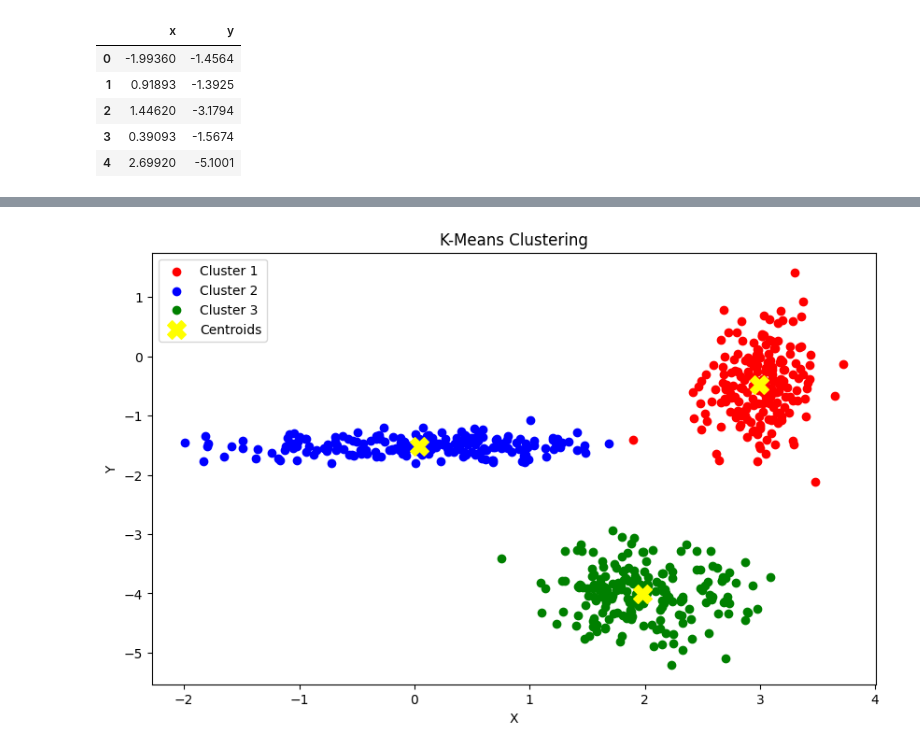
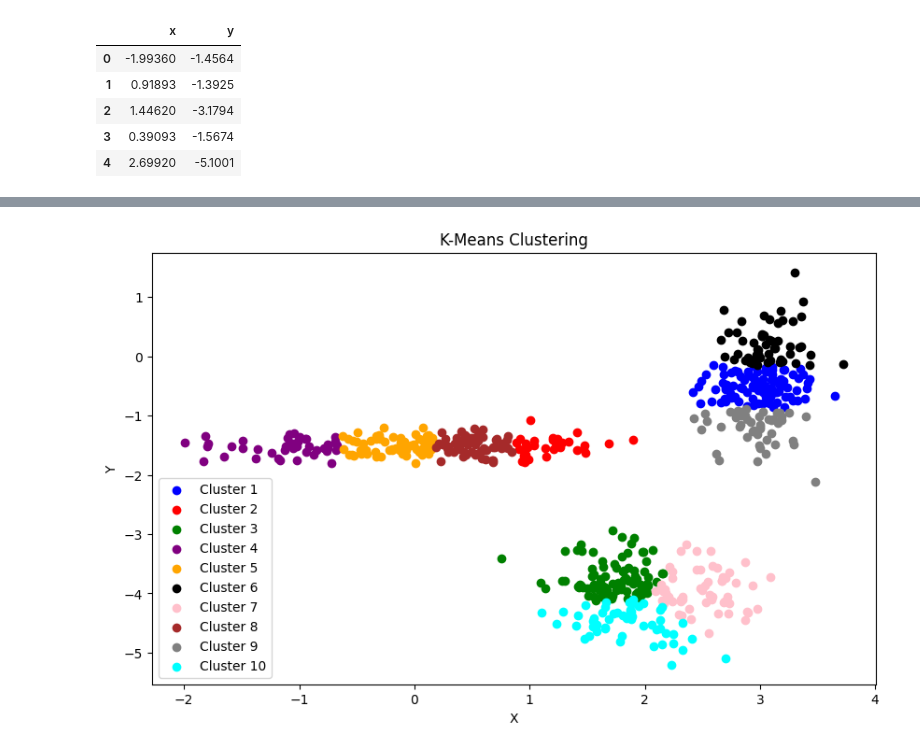
Before and after one commit to Omega-Centauri-21/Business-Intelligence, a Jupyter notebook: CS4730 Coursework 2/[Sub Task 1] CS4730 Coursework 2.ipynb, the cells around one changed output, grey strips where cells are left out. Drawn from its saved outputs; the diff is of its cells as text; code cells hidden in the pictures.

```diff
--- a/CS4730 Coursework 2/[Sub Task 1] CS4730 Coursework 2.ipynb
+++ b/CS4730 Coursework 2/[Sub Task 1] CS4730 Coursework 2.ipynb
@@ -1,8 +1,15 @@
 # %% [markdown]
 ## Sub-task 1: Unsupervised Learning
 # %%
-# imports
+# Necessary imports
 import pandas as pd
 import numpy as np
 import matplotlib.pyplot as plt
 from sklearn.cluster import KMeans
+
+
+# Read the data from the CSV file
+df = pd.read_csv(r"dataset\cluster1.csv", header=None, names=['x', 'y'])
+
+# Check the number of data points in the data set
+print("Data Points", len(df))
@@ -9,9 +17,0 @@ from sklearn.cluster import KMeans
-# %%
-# File path
-file_path = r"dataset\cluster1.csv"
-
-# Read the data from the CSV file
-df = pd.read_csv(file_path, header=None, names=['x', 'y'])
-
-# Check the number of data points in the data set
-print("Number of data points in the data set: ", len(df))
@@ -48,19 +61,24 @@ df
 # %%
+# Apply k-means clustering
+kmeans = KMeans(n_clusters=10, random_state=42)
+df['cluster'] = kmeans.fit_predict(df[['x', 'y']])
+
+
 # Plot the resulting clusters
 plt.figure(figsize=(10, 6))
-colors = ['red', 'blue', 'green']
-for cluster in range(3):
+colors = ['blue', 'red', 'green', 'purple', 'orange', 'black', 'pink', 'brown', 'gray', 'cyan']
+for cluster in range(10):
     clustered_data = df[df['cluster'] == cluster]
     plt.scatter(clustered_data['x'], clustered_data['y'], c=colors[cluster], label=f'Cluster {cluster + 1}')
 
 # Plot cluster centers
-centers = kmeans.cluster_centers_
-plt.scatter(centers[:, 0], centers[:, 1], c='yellow', marker='X', s=200, label='Centroids')
+# centers = kmeans.cluster_centers_
+# plt.scatter(centers[:, 0], centers[:, 1], c='yellow', marker='X', s=200, label='Centroids')
 
 plt.xlabel('X')
 plt.ylabel('Y')
 plt.title('K-Means Clustering')
 plt.legend()
 plt.show()
 # %% [output]
-[figure, old version]
+[figure, new version]
```
Also changed, not shown: parts of 6 cells of this notebook, 1 other file.
